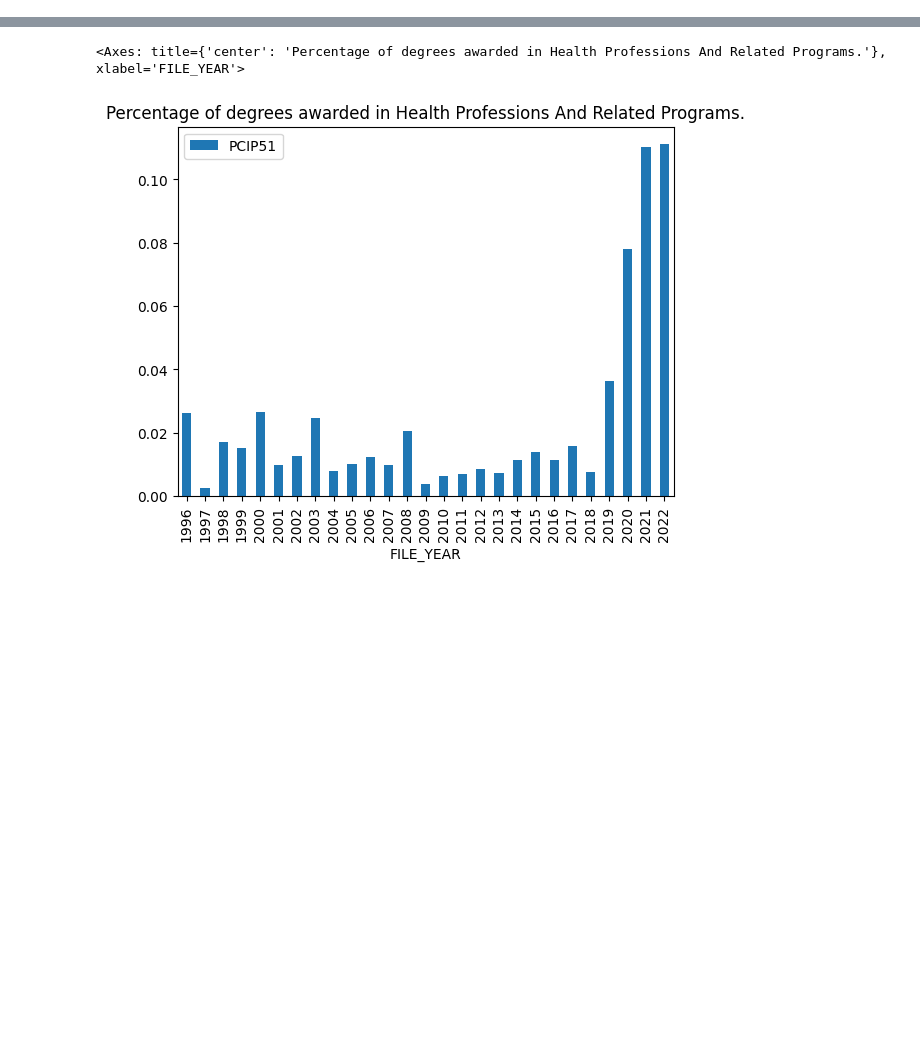
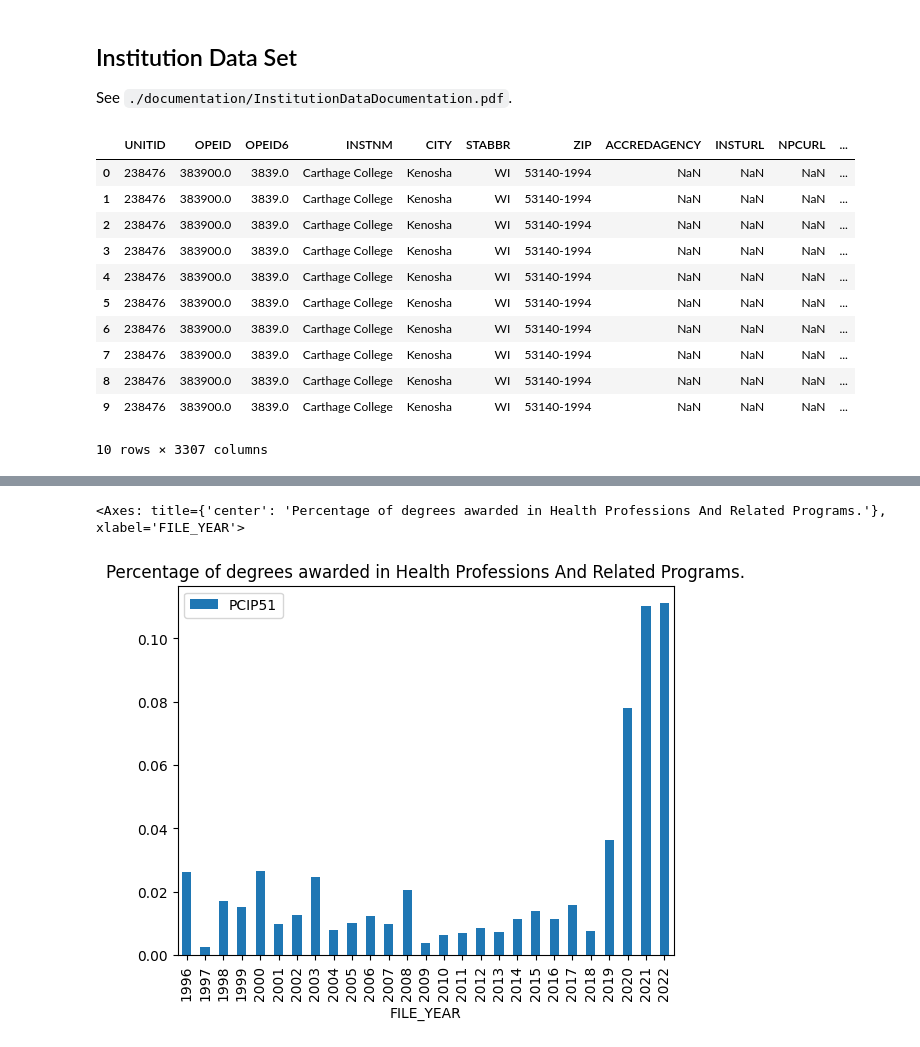
Before and after one commit to PhysicsBen/carthage-lecture-2025, a Jupyter notebook: hackathon/hackathon_readme.ipynb, the cells around one changed output, grey strips where cells are left out. Cells and saved outputs as stored; diff of their text form; code cells hidden in the pictures; blank space fills up the shorter version.

```diff
--- a/hackathon/hackathon_readme.ipynb
+++ b/hackathon/hackathon_readme.ipynb
@@ -37,0 +85,19 @@ fully_populated_fields_2015_on.head()
+# %% [markdown]
+## Institution Data Set
+
+See `./documentation/InstitutionDataDocumentation.pdf`.
+# %%
+institution_all_years_carthage.head(10)
+# %% [output]
+|  | UNITID | OPEID | OPEID6 | INSTNM | CITY | STABBR | ZIP | ACCREDAGENCY | INSTURL | NPCURL | ... |
+| 0 | 238476 | 383900.0 | 3839.0 | Carthage College | Kenosha | WI | 53140-1994 | NaN | NaN | NaN | ... |
+| 1 | 238476 | 383900.0 | 3839.0 | Carthage College | Kenosha | WI | 53140-1994 | NaN | NaN | NaN | ... |
+| 2 | 238476 | 383900.0 | 3839.0 | Carthage College | Kenosha | WI | 53140-1994 | NaN | NaN | NaN | ... |
+| 3 | 238476 | 383900.0 | 3839.0 | Carthage College | Kenosha | WI | 53140-1994 | NaN | NaN | NaN | ... |
+| 4 | 238476 | 383900.0 | 3839.0 | Carthage College | Kenosha | WI | 53140-1994 | NaN | NaN | NaN | ... |
+| 5 | 238476 | 383900.0 | 3839.0 | Carthage College | Kenosha | WI | 53140-1994 | NaN | NaN | NaN | ... |
+| 6 | 238476 | 383900.0 | 3839.0 | Carthage College | Kenosha | WI | 53140-1994 | NaN | NaN | NaN | ... |
+| 7 | 238476 | 383900.0 | 3839.0 | Carthage College | Kenosha | WI | 53140-1994 | NaN | NaN | NaN | ... |
+| 8 | 238476 | 383900.0 | 3839.0 | Carthage College | Kenosha | WI | 53140-1994 | NaN | NaN | NaN | ... |
+| 9 | 238476 | 383900.0 | 3839.0 | Carthage College | Kenosha | WI | 53140-1994 | NaN | NaN | NaN | ... |
+10 rows × 3307 columns
```
Also changed, not shown: parts of 33 cells of this notebook, 7 other files.
